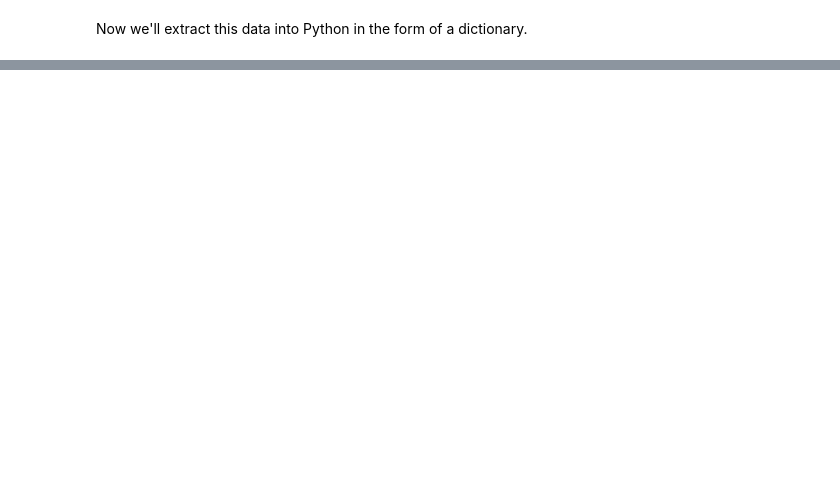
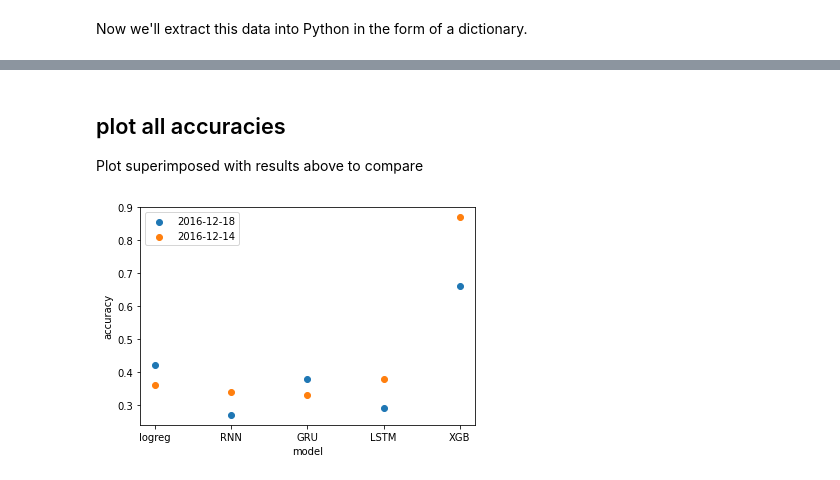
Before and after one commit to donw7/neural_activity_models_DNNs, a Jupyter notebook: DNN_decoding.ipynb, the cells around one changed output, grey strips where cells are left out. Cells and saved outputs as stored; diff of their text form; code cells hidden in the pictures; blank space fills up the shorter version.

```diff
--- a/DNN_decoding.ipynb
+++ b/DNN_decoding.ipynb
@@ -770,0 +1026,23 @@ data.shape
+# %% [markdown]
+## plot all accuracies
+Plot superimposed with results above to compare
+# %%
+# optional re-import metrics from previous to avoid-retraining
+# dict to store scores
+accuracies_allmodels_20161218 = {'logreg': 0.42, 'RNN': 0.27, 'GRU': 0.38, 'LSTM': 0.29, 'XGB': 0.66}
+accuracies_allmodels_20161214 = {'logreg': 0.36, 'RNN': 0.34, 'GRU': 0.33, 'LSTM': 0.38, 'XGB': 0.87}
+# %%
+plot_labels_20161218, acc_vals_20161218 = accuracies_allmodels_20161218.keys(), accuracies_allmodels_20161218.values()
+plot_labels_20161214, acc_vals_20161214 = accuracies_allmodels_20161214.keys(), accuracies_allmodels_20161214.values()
+
+
+plt.scatter(range(1, len(acc_vals_20161218) + 1), acc_vals_20161218)
+plt.scatter(range(1, len(acc_vals_20161214) + 1), acc_vals_20161214)
+
+plt.xticks(range(1, len(acc_vals_20161218) + 1), plot_labels_20161218)
+plt.ylabel('accuracy')
+plt.xlabel('model')
+plt.legend(['2016-12-18', '2016-12-14'])
+plt.show()
+# %% [output]
+[figure, added]
```
Also changed, not shown: parts of 34 cells of this notebook.
